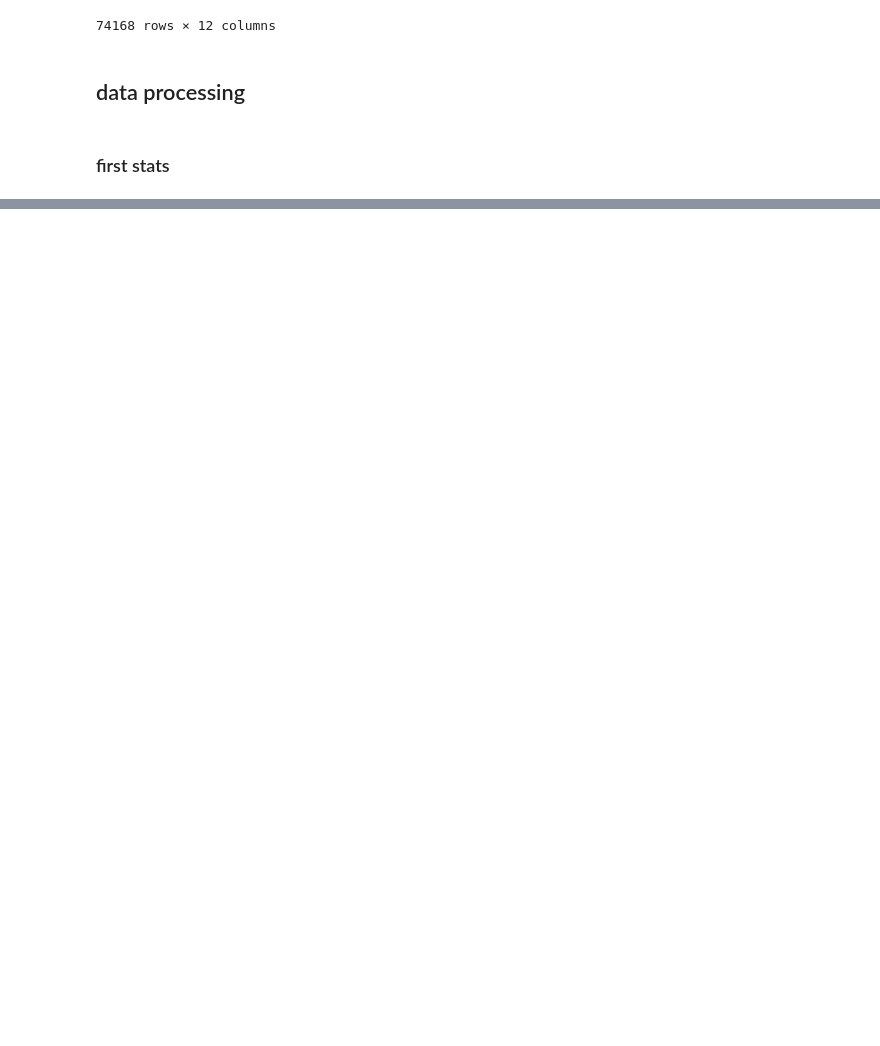
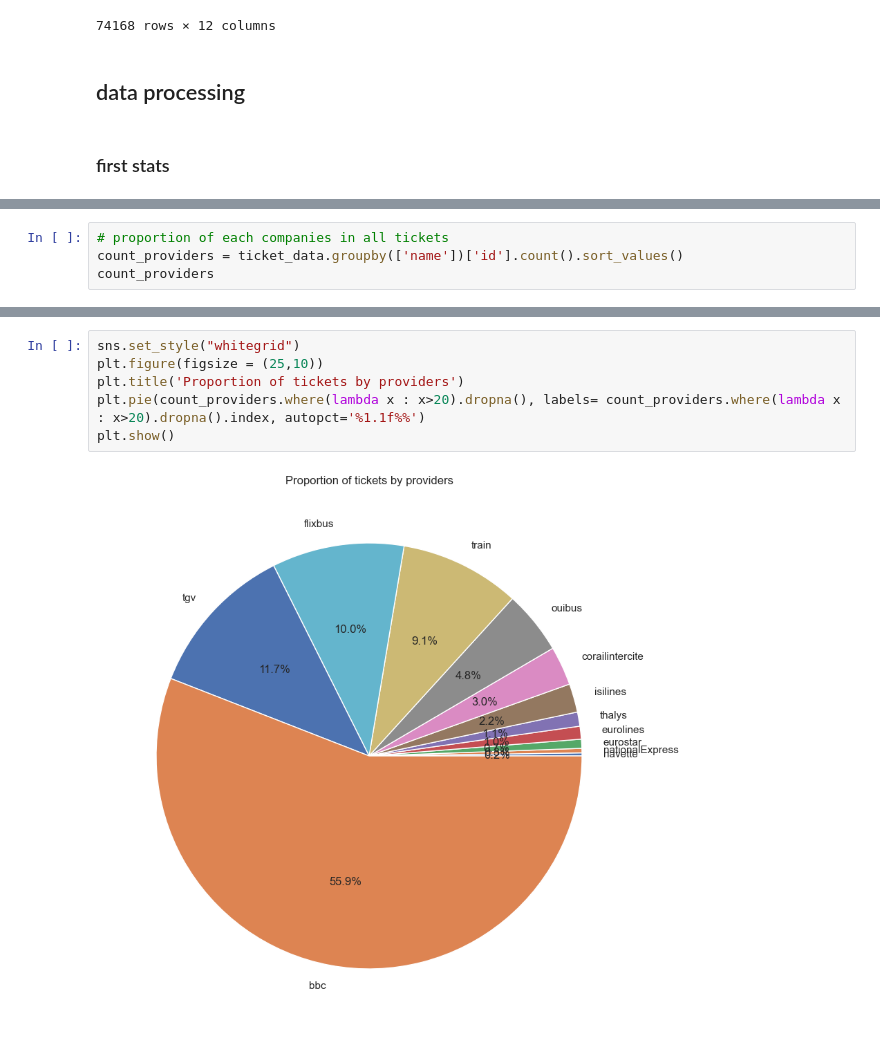
Before and after one commit to Babldn/tictactrip_test, a Jupyter notebook: test_tictactrip.ipynb, the cells around one changed output, grey strips where cells are left out. Cells and saved outputs as stored; diff of their text form; blank space fills up the shorter version.

```diff
--- a/test_tictactrip.ipynb
+++ b/test_tictactrip.ipynb
@@ -160,0 +221,4 @@ ticket_data.pivot_table(index = 'transport_type', columns = 'group_distance', va
+# %%
+# proportion of each companies in all tickets
+count_providers = ticket_data.groupby(['name'])['id'].count().sort_values()
+count_providers
@@ -160,0 +265,8 @@ ticket_data.pivot_table(index = 'transport_type', columns = 'group_distance', va
+# %%
+sns.set_style("whitegrid")
+plt.figure(figsize = (25,10))
+plt.title('Proportion of tickets by providers')
+plt.pie(count_providers.where(lambda x : x>20).dropna(), labels= count_providers.where(lambda x : x>20).dropna().index, autopct='%1.1f%%')
+plt.show()
+# %% [output]
+[figure, added]
```
Also changed, not shown: parts of 43 cells of this notebook.
